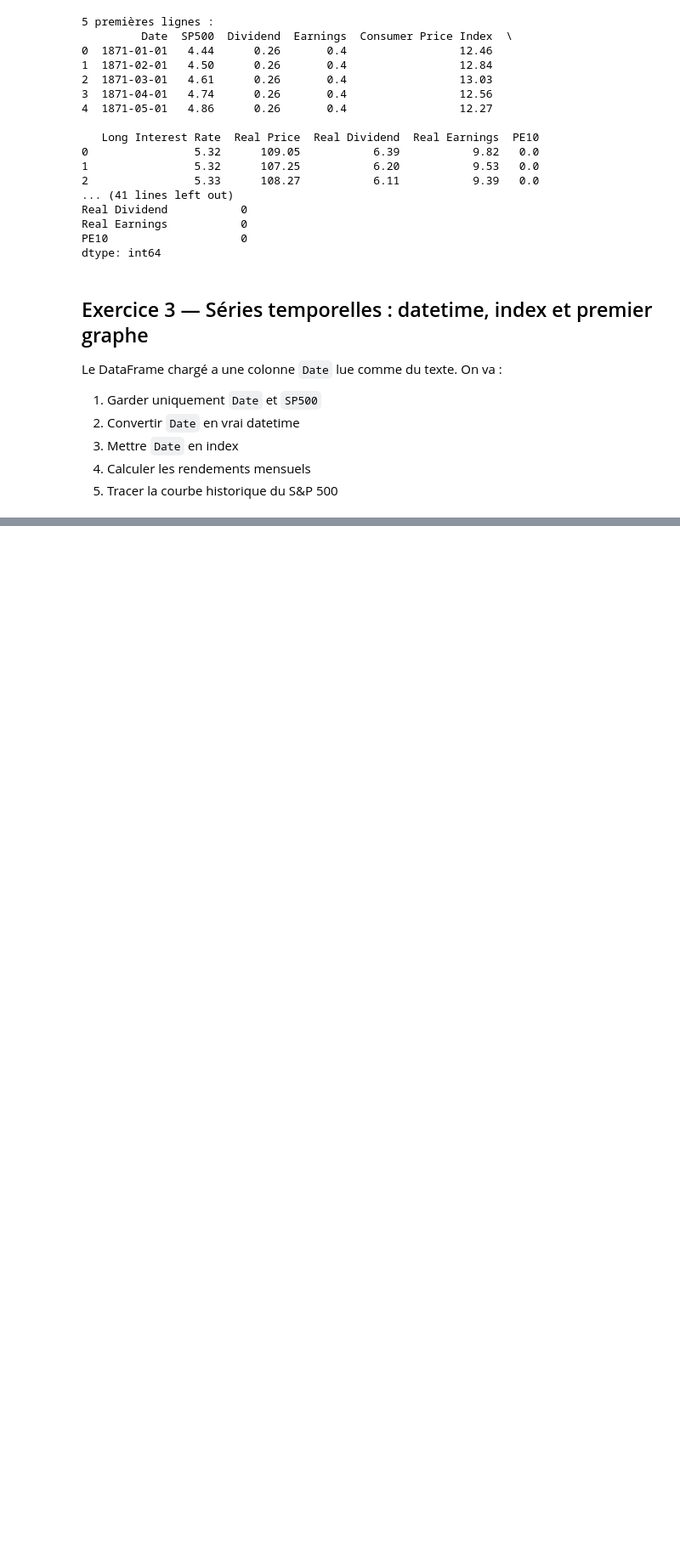
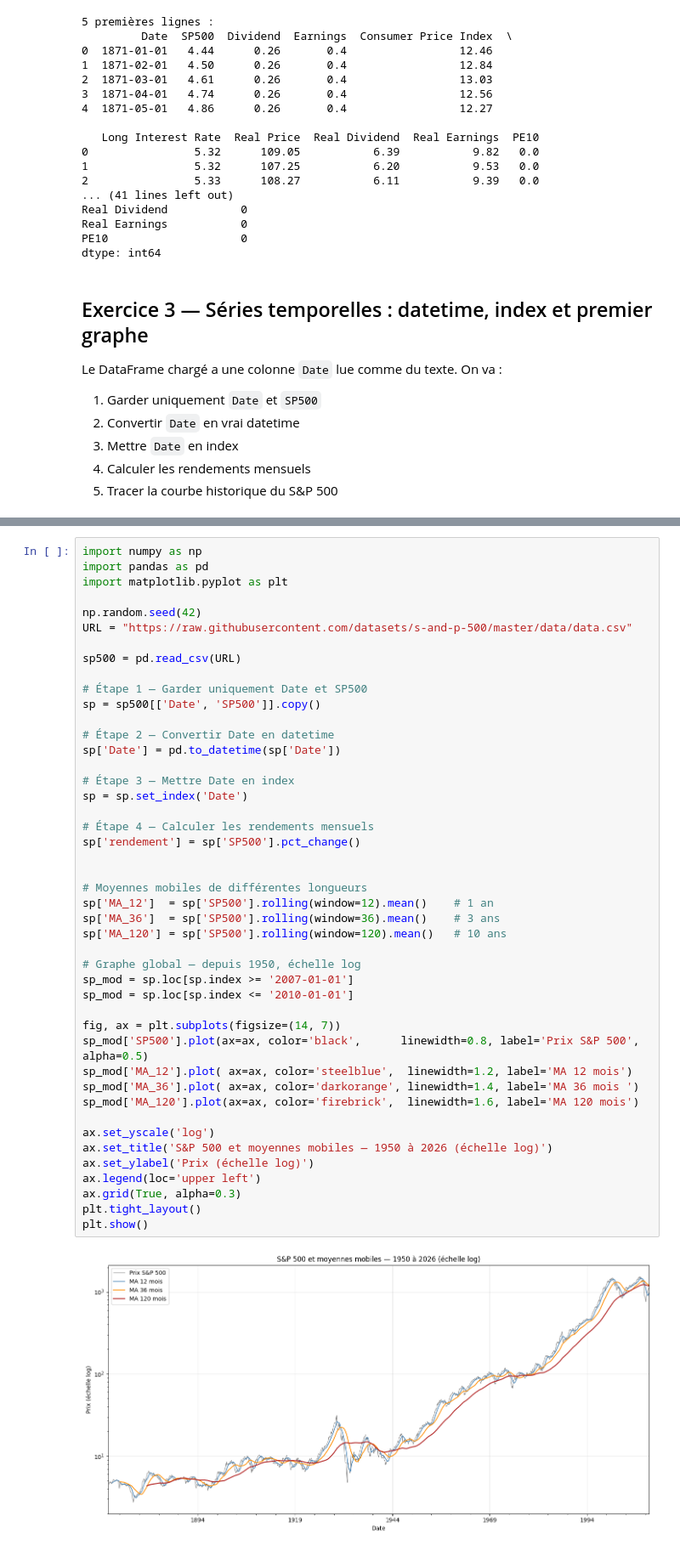
Before and after one commit to Louan-code/quant-research-platform, a Jupyter notebook: notebooks/02_pandas_basics.ipynb, the cells around one changed output, grey strips where cells are left out. Shown at 85% size. Cells and saved outputs as stored; diff of their text form; blank space fills up the shorter version.

```diff
--- a/notebooks/02_pandas_basics.ipynb
+++ b/notebooks/02_pandas_basics.ipynb
@@ -170,0 +280,47 @@ dtype: object
+# %%
+import numpy as np
+import pandas as pd
+import matplotlib.pyplot as plt
+
+np.random.seed(42)
+URL = "https://raw.githubusercontent.com/datasets/s-and-p-500/master/data/data.csv"
+
+sp500 = pd.read_csv(URL)
+
+# Étape 1 — Garder uniquement Date et SP500
+sp = sp500[['Date', 'SP500']].copy()
+
+# Étape 2 — Convertir Date en datetime
+sp['Date'] = pd.to_datetime(sp['Date'])
+
+# Étape 3 — Mettre Date en index
+sp = sp.set_index('Date')
+
+# Étape 4 — Calculer les rendements mensuels
+sp['rendement'] = sp['SP500'].pct_change()
+
+
+# Moyennes mobiles de différentes longueurs
+sp['MA_12']  = sp['SP500'].rolling(window=12).mean()    # 1 an
+sp['MA_36']  = sp['SP500'].rolling(window=36).mean()    # 3 ans
+sp['MA_120'] = sp['SP500'].rolling(window=120).mean()   # 10 ans
+
+# Graphe global — depuis 1950, échelle log
+sp_mod = sp.loc[sp.index >= '2007-01-01']
+sp_mod = sp.loc[sp.index <= '2010-01-01']
+
+fig, ax = plt.subplots(figsize=(14, 7))
+sp_mod['SP500'].plot(ax=ax, color='black',      linewidth=0.8, label='Prix S&P 500', alpha=0.5)
+sp_mod['MA_12'].plot( ax=ax, color='steelblue',  linewidth=1.2, label='MA 12 mois')
+sp_mod['MA_36'].plot( ax=ax, color='darkorange', linewidth=1.4, label='MA 36 mois ')
+sp_mod['MA_120'].plot(ax=ax, color='firebrick',  linewidth=1.6, label='MA 120 mois')
+
+ax.set_yscale('log')
+ax.set_title('S&P 500 et moyennes mobiles — 1950 à 2026 (échelle log)')
+ax.set_ylabel('Prix (échelle log)')
+ax.legend(loc='upper left')
+ax.grid(True, alpha=0.3)
+plt.tight_layout()
+plt.show()
+# %% [output]
+[figure, added]
```
Also changed, not shown: parts of 10 cells of this notebook.
